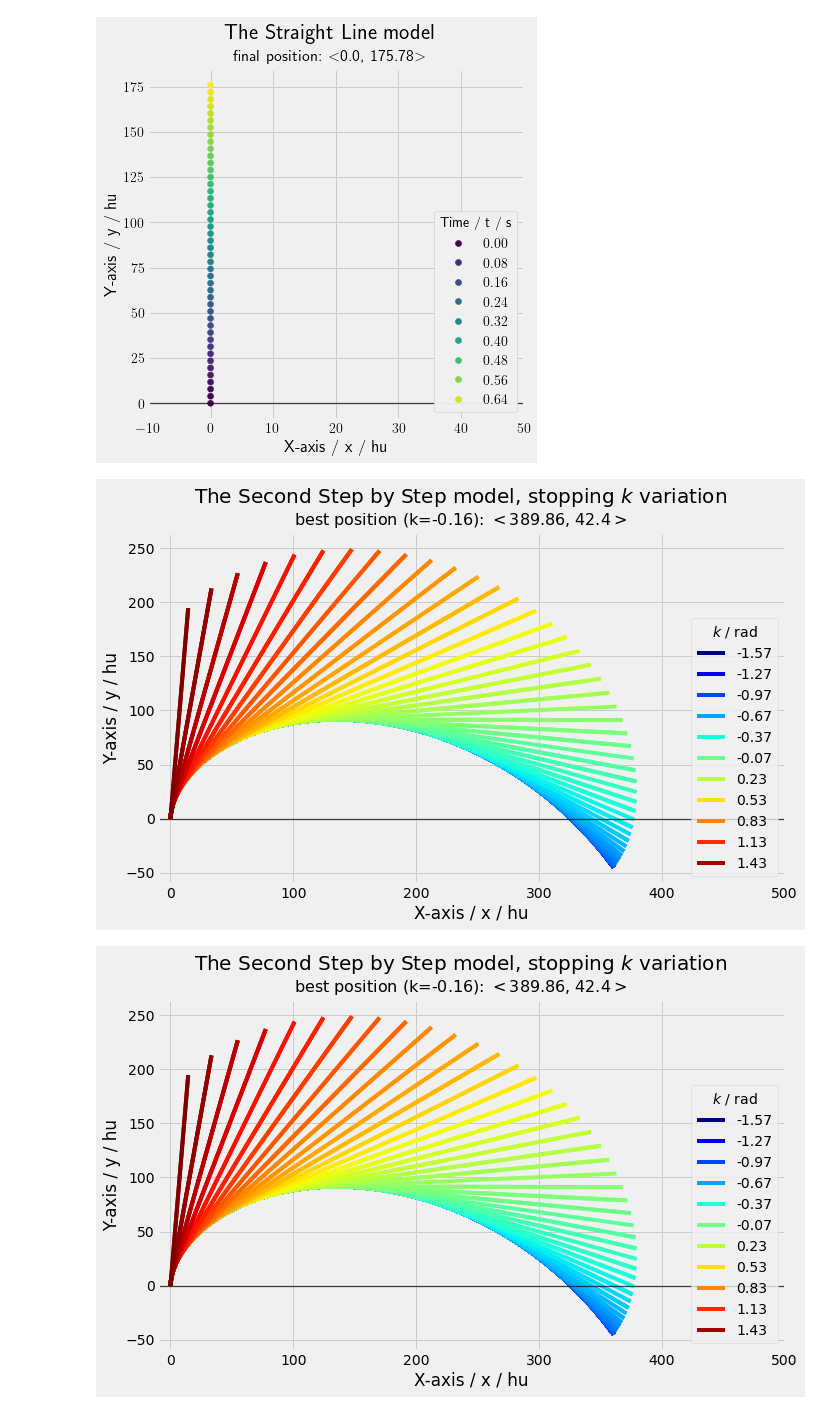
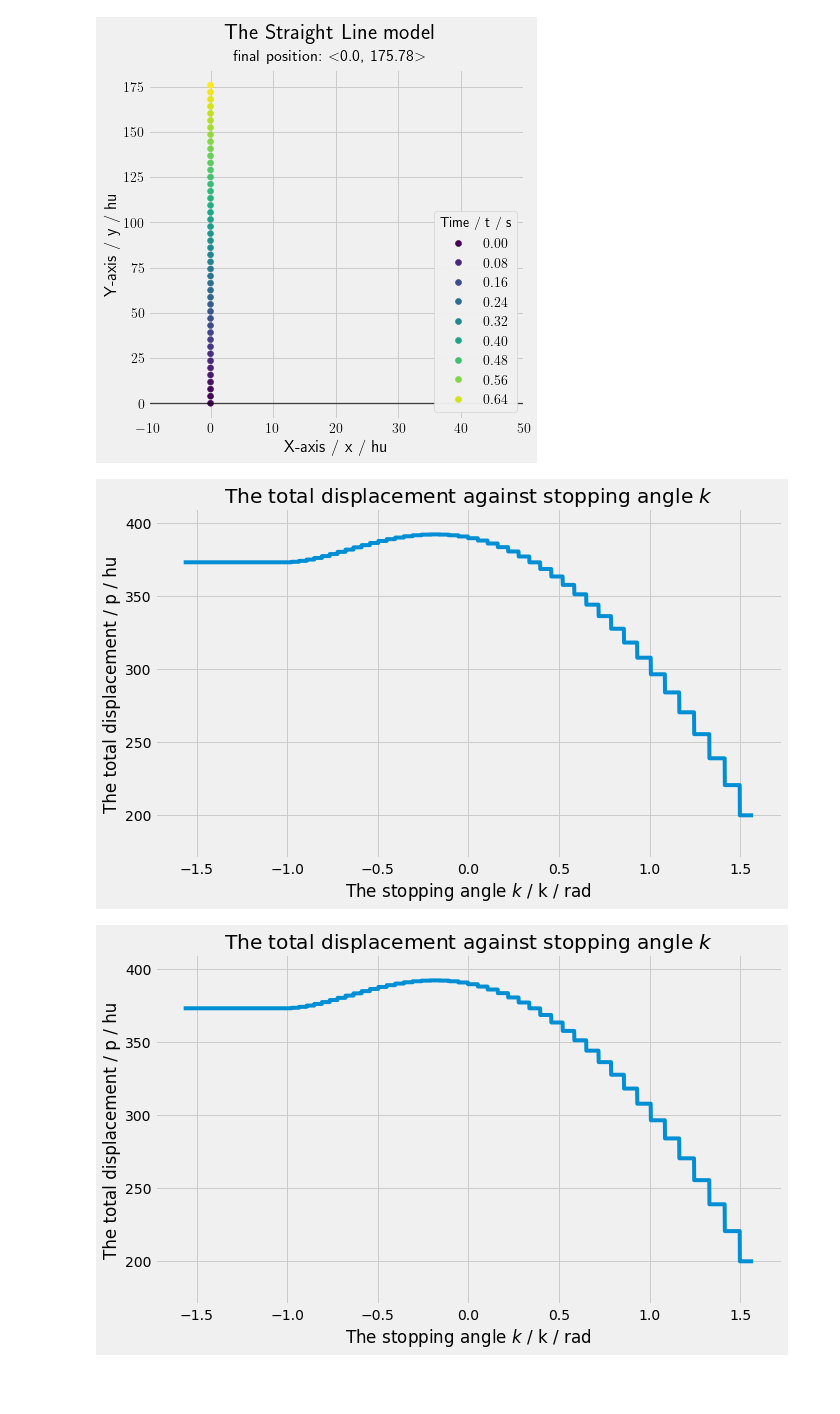
Before and after one commit to Troppydash/IAProjects, a Jupyter notebook: EE/jump/sims/graphing.ipynb, the cells around one changed output. Cells and saved outputs as stored; diff of their text form; code cells hidden in the pictures; blank space fills up the shorter version.

Commit message:
Finished Second method EE

```diff
--- a/EE/jump/sims/graphing.ipynb
+++ b/EE/jump/sims/graphing.ipynb
@@ -721,42 +721,70 @@ def step_by_step_2():
     colors = plt.cm.jet(np.linspace(0, 1, len(psis)))
     for index, psi in enumerate(psis):
         pos, data = simulate_discrete_euler_step(step_step_w_psi(psi), 1/64)
-        ts = [d[0] for d in data]
         xs = [d[1] for d in data]
         ys = [d[2] for d in data]
 
         distance = vec_mag(pos)
-        distances.append((distance, pos, psi))
+        distances.append((distance, pos, (xs, ys, colors[index]), psi))
 
         if index % 10 == 0:
             ax.plot(xs, ys, c=colors[index], label=str(round(psi, 2)))
         else:
             ax.plot(xs, ys, c=colors[index])
 
 
 
     ax.set_xlim(-10,500)
 
     ax.axhline(y=0, color='black', linewidth=1.3, alpha=0.7)
 
     # add legends for line colors, step
     ax.legend(loc="lower right", title="$k$ / rad")
 
     # get best distance
     best_distance = max(distances, key=lambda x: x[0])
-    mag, pos, k = best_distance
+    mag, pos, data, k = best_distance
+    xs, ys, c = data
+    ax.plot(xs, ys, c='black', linewidth=6)
+    ax.plot(xs, ys, c=c, linewidth=3)
 
-    figtext(0.5, 0.95, 'The Second Step by Step model, stopping $k$ variation', fontsize=20,
+    figtext(0.5, 0.95, 'The Second Step by Step model, stopping at $k$ rad', fontsize=20,
             ha='center')
-    figtext(0.5, 0.9, f'best position (k={round(k, 2)}): $<${round(pos[0], 2)}, {round(pos[1], 2)}$>$', fontsize=16,
+    figtext(0.5, 0.9, f'best position (k={round(k, 2)}, |p|={round(mag, 2)}): $<${round(pos[0], 2)}, {round(pos[1], 2)}$>$', fontsize=16,
             ha='center')
 
     ax.set_xlabel("X-axis / x / hu")
     ax.set_ylabel("Y-axis / y / hu")
 
     return fig
 
-step_by_step_2()
+@auto_save()
+def step_by_step_2k():
+    fig = plt.figure(figsize=(10, 6))
+    ax = plt.gca()
+
+
+    ys = []
+    psis = np.arange(-0.5 * math.pi, 0.5 * math.pi, 0.001)
+    for index, psi in enumerate(psis):
+        pos, data = simulate_discrete_euler_step(step_step_w_psi(psi), 1/64)
+        ys.append(vec_mag(pos))
+
+    ax.plot(psis, ys)
+
+    ax.set_ylim(170, 410)
+
+
+    ax.set_title(r"The total displacement against stopping angle $k$")
+    ax.set_ylabel("The total displacement / p / hu")
+    ax.set_xlabel("The stopping angle $k$ / k / rad")
+
+    ax.axhline(y=0, color='black', linewidth=1.3, alpha=0.7)
+    return fig
+
+
+# step_by_step_2()
+step_by_step_2k()
 # %% [output]
-[figure, old version]
+[figure, new version]
-[figure, old version]
+[figure, new version]
```
Also changed, not shown: parts of 1 cell of this notebook, 3 other files.
